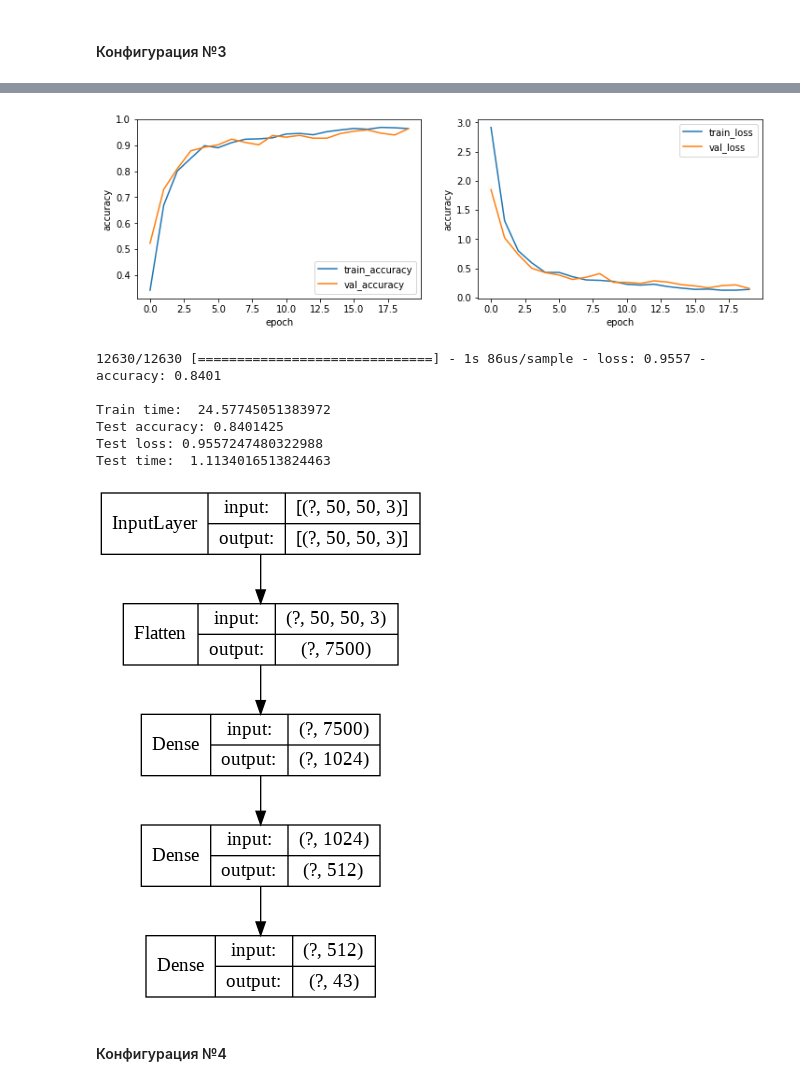
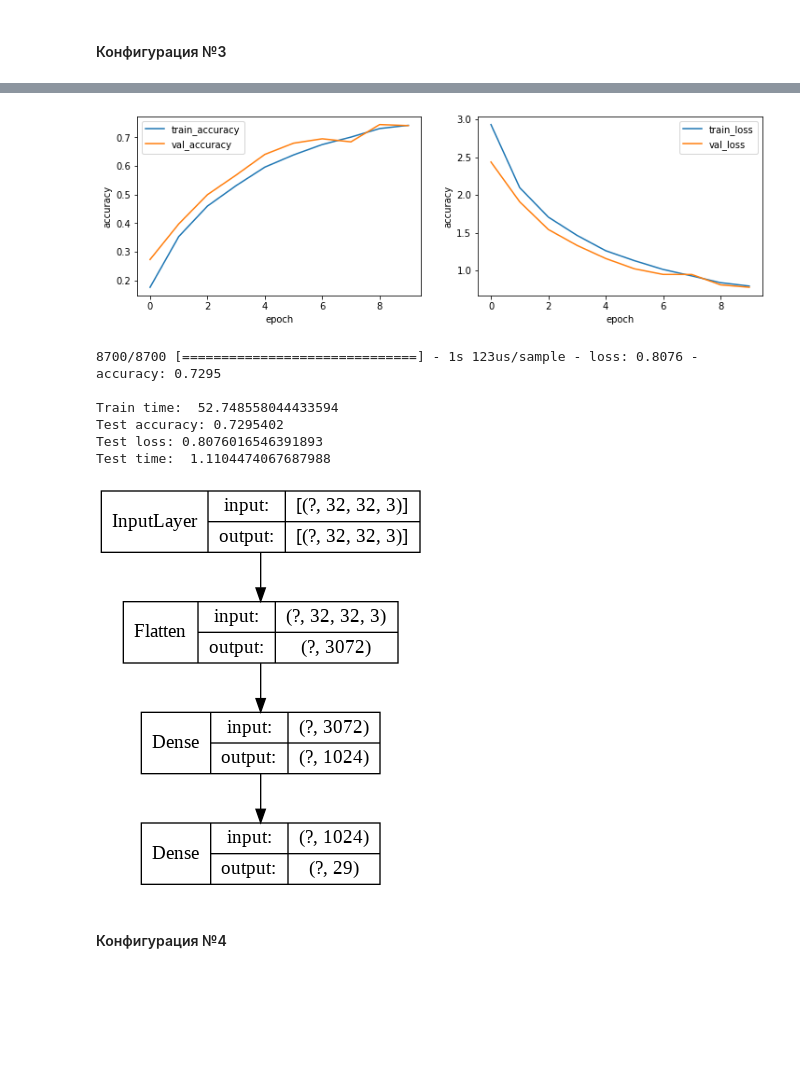
Before and after one commit to AlexKrasnov/DL, a Jupyter notebook: lab2.ipynb, the cells around one changed output, grey strips where cells are left out. Drawn from its saved outputs; the diff is of its cells as text; code cells hidden in the pictures; blank space fills up the shorter version.

```diff
--- a/lab2.ipynb
+++ b/lab2.ipynb
@@ -139,0 +56,30 @@ train_images.shape, test_images.shape, train_labels.shape, test_labels.shape
+# %%
+def load_data(train_dir):
+    images = []
+    labels = []
+    size = 32,32
+    index = -1
+    for folder in os.listdir(train_dir):
+        index +=1
+        for image in os.listdir(train_dir + "/" + folder):
+            temp_img = cv2.imread(train_dir + '/' + folder + '/' + image)
+            temp_img = cv2.resize(temp_img, size)
+            images.append(temp_img)
+            labels.append(index)
+
+    images = np.array(images)
+    # Нормализуем данные
+    images = images.astype('float32')/255.0
+    # Преобразуем метки в one-hot-encoding
+    labels = utils.to_categorical(labels)
+    # Разделяем данные на тренировочную и тестовую выборки
+    x_train, x_test, y_train, y_test = train_test_split(images, labels, test_size = 0.1)
+
+    print('Loaded', len(x_train),'images for training,','Train data shape =', x_train.shape)
+    print('Loaded', len(x_test),'images for testing','Test data shape =', x_test.shape)
+
+    return x_train, x_test, y_train, y_test
+
+start = time()
+x_train, x_test, y_train, y_test = load_data('train/')
+print('Loading:', time() - start)
@@ -140,9 +90,9 @@ train_images.shape, test_images.shape, train_labels.shape, test_labels.shape
 # %% [markdown]
 ### Запускаем сеть
 # %%
-classes = 43 # Количество классов изображений
-batch = 256 # Размер мини-выборки
-epochs = 20 # Количество эпох для обучения
+classes = 29 # Количество классов изображений
+batch = 128 # Размер мини-выборки
+epochs = 10 # Количество эпох для обучения
 learning_rate = 0.001 # Коэффициент скорости обучения
 
 def results(model):
@@ -153,7 +103,7 @@ def results(model):
 
   # Обучаем модель
   start = time()
-  history = model.fit(train_images, train_labels, batch_size=batch, epochs=epochs, validation_split=0.2, shuffle = True, verbose=1)
+  history = model.fit(x_train, y_train, batch_size=batch, epochs=epochs, validation_split=0.1, shuffle = True, verbose=1)
   train_time = time() - start
 
   # Архитектура сети
@@ -177,7 +127,7 @@ def results(model):
 
   # Запускаем на тестовых данных
   start = time()
-  test_loss, test_acc = model.evaluate(test_images, test_labels)
+  test_loss, test_acc = model.evaluate(x_test, y_test)
   test_time = time() - start
   print('\nTrain time: ', train_time)
   print('Test accuracy:', test_acc)
@@ -262,9 +212,8 @@ Test time:  1.1545848846435547
 # %%
 # Создаём модель
 model = Sequential()
-model.add(Flatten(input_shape=(50, 50, 3)))
-model.add(Dense(1024, activation='relu'))
-model.add(Dense(512, activation='relu'))
+model.add(Flatten(input_shape=(32, 32, 3)))
+model.add(Dense(1024, activation='tanh'))
 model.add(Dense(classes, activation='softmax'))
 
 results(model)
@@ -288,12 +237,12 @@ Trainable params: 8,227,883
 Non-trainable params: 0
 _________________________________________________________________
-[figure, old version]
+[figure, new version]
-12630/12630 [==============================] - 1s 86us/sample - loss: 0.9557 - accuracy: 0.8401
+8700/8700 [==============================] - 1s 123us/sample - loss: 0.8076 - accuracy: 0.7295
 
-Train time:  24.57745051383972
-Test accuracy: 0.8401425
-Test loss: 0.9557247480322988
-Test time:  1.1134016513824463
+Train time:  52.748558044433594
+Test accuracy: 0.7295402
+Test loss: 0.8076016546391893
+Test time:  1.1104474067687988
-[figure, old version]
+[figure, new version]
 # %% [markdown]
 #### Конфигурация №4
```
Also changed, not shown: parts of 25 cells of this notebook, 7 other files.
